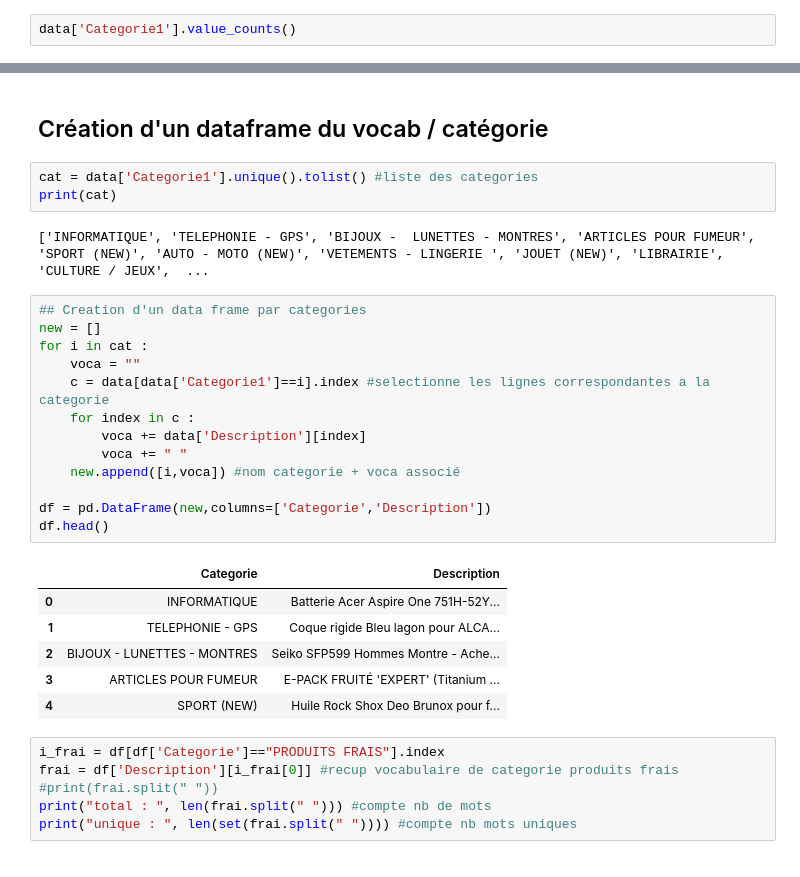
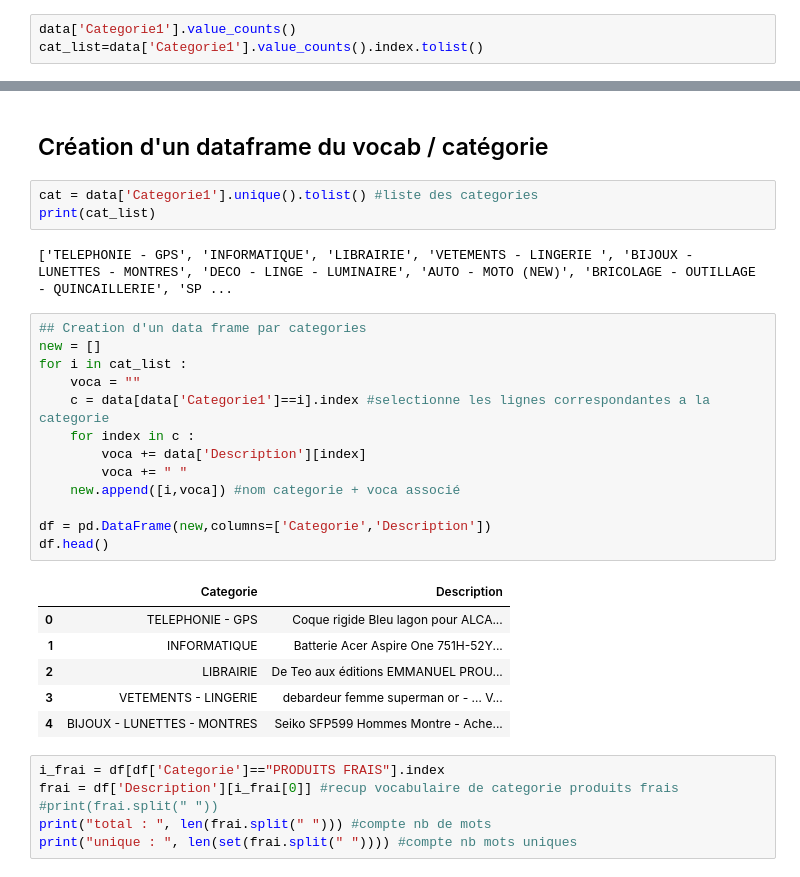
Before and after one commit to bguillouet/2020_4A_TEXTE, a Jupyter notebook: Help_rapport.ipynb, the cells around one changed output, grey strips where cells are left out. Saved outputs shown, nothing was run; the diff lists cells and outputs as text.

```diff
--- a/Help_rapport.ipynb
+++ b/Help_rapport.ipynb
@@ -65,3 +65,4 @@ data.describe(include='all')
 - 3500 decriptions sont identiques
 # %%
 data['Categorie1'].value_counts()
+cat_list=data['Categorie1'].value_counts().index.tolist()
@@ -130,29 +113,29 @@ Name: Categorie1, dtype: int64
 ## Création d'un dataframe du vocab / catégorie
 # %%
 cat = data['Categorie1'].unique().tolist() #liste des categories
-print(cat)
+print(cat_list)
 # %% [output]
-['INFORMATIQUE', 'TELEPHONIE - GPS', 'BIJOUX -  LUNETTES - MONTRES', 'ARTICLES POUR FUMEUR', 'SPORT (NEW)', 'AUTO - MOTO (NEW)', 'VETEMENTS - LINGERIE ', 'JOUET (NEW)', 'LIBRAIRIE', 'CULTURE / JEUX',  ...
+['TELEPHONIE - GPS', 'INFORMATIQUE', 'LIBRAIRIE', 'VETEMENTS - LINGERIE ', 'BIJOUX -  LUNETTES - MONTRES', 'DECO - LINGE - LUMINAIRE', 'AUTO - MOTO (NEW)', 'BRICOLAGE - OUTILLAGE - QUINCAILLERIE', 'SP ...
 # %%
 ## Creation d'un data frame par categories
 new = []
-for i in cat :
+for i in cat_list :
     voca = ""
     c = data[data['Categorie1']==i].index #selectionne les lignes correspondantes a la categorie
     for index in c :
         voca += data['Description'][index]
         voca += " "
     new.append([i,voca]) #nom categorie + voca associé
 
 df = pd.DataFrame(new,columns=['Categorie','Description'])
 df.head()
 # %% [output]
 |  | Categorie | Description |
-| 0 | INFORMATIQUE | Batterie Acer Aspire One 751H-52Y... |
-| 1 | TELEPHONIE - GPS | Coque rigide Bleu lagon pour ALCA... |
-| 2 | BIJOUX - LUNETTES - MONTRES | Seiko SFP599 Hommes Montre - Ache... |
-| 3 | ARTICLES POUR FUMEUR | E-PACK FRUITÉ 'EXPERT' (Titanium ... |
-| 4 | SPORT (NEW) | Huile Rock Shox Deo Brunox pour f... |
+| 0 | TELEPHONIE - GPS | Coque rigide Bleu lagon pour ALCA... |
+| 1 | INFORMATIQUE | Batterie Acer Aspire One 751H-52Y... |
+| 2 | LIBRAIRIE | De Teo aux éditions EMMANUEL PROU... |
+| 3 | VETEMENTS - LINGERIE | debardeur femme superman or - … V... |
+| 4 | BIJOUX - LUNETTES - MONTRES | Seiko SFP599 Hommes Montre - Ache... |
 # %%
 i_frai = df[df['Categorie']=="PRODUITS FRAIS"].index
 frai = df['Description'][i_frai[0]] #recup vocabulaire de categorie produits frais
```
Also changed, not shown: parts of 10 cells of this notebook.
